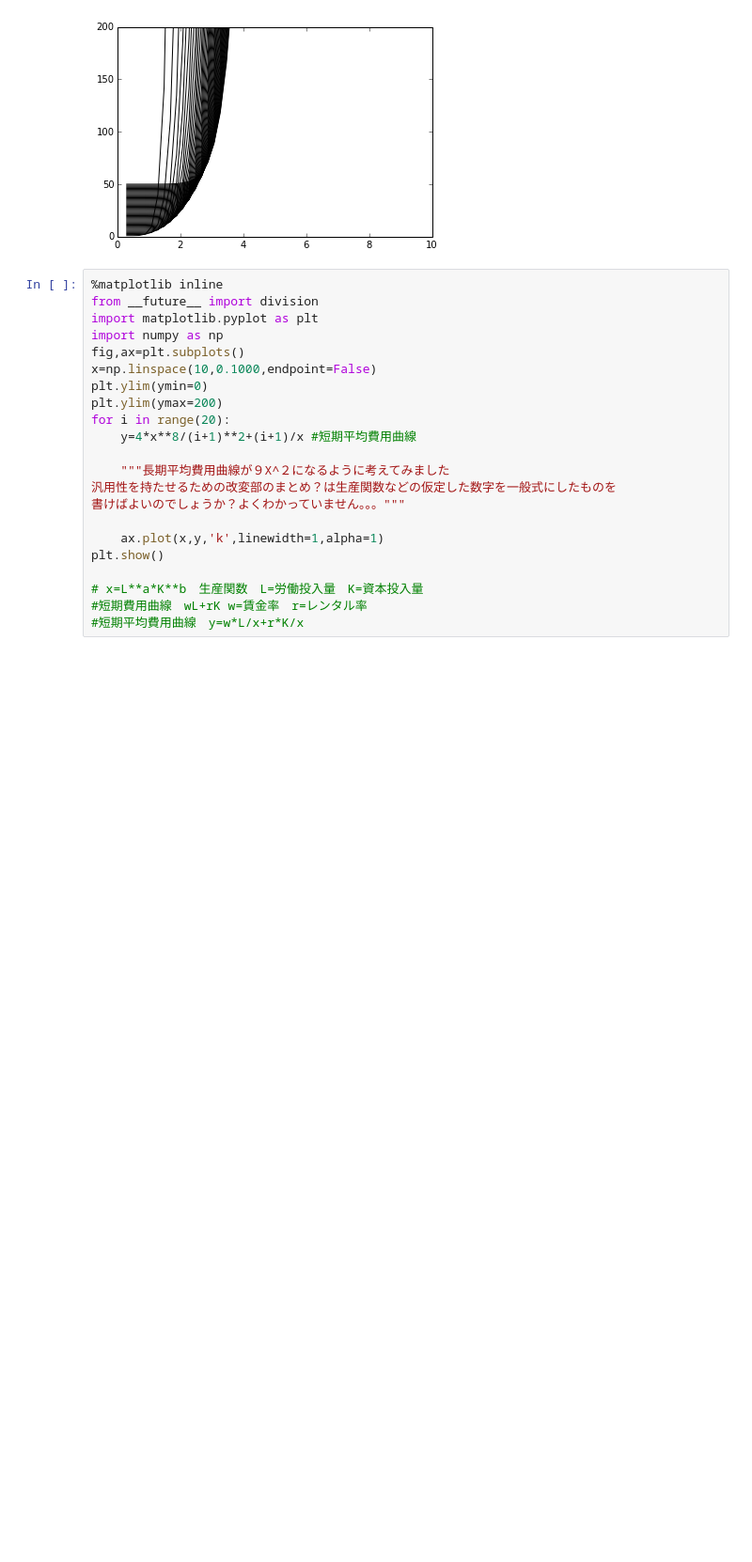
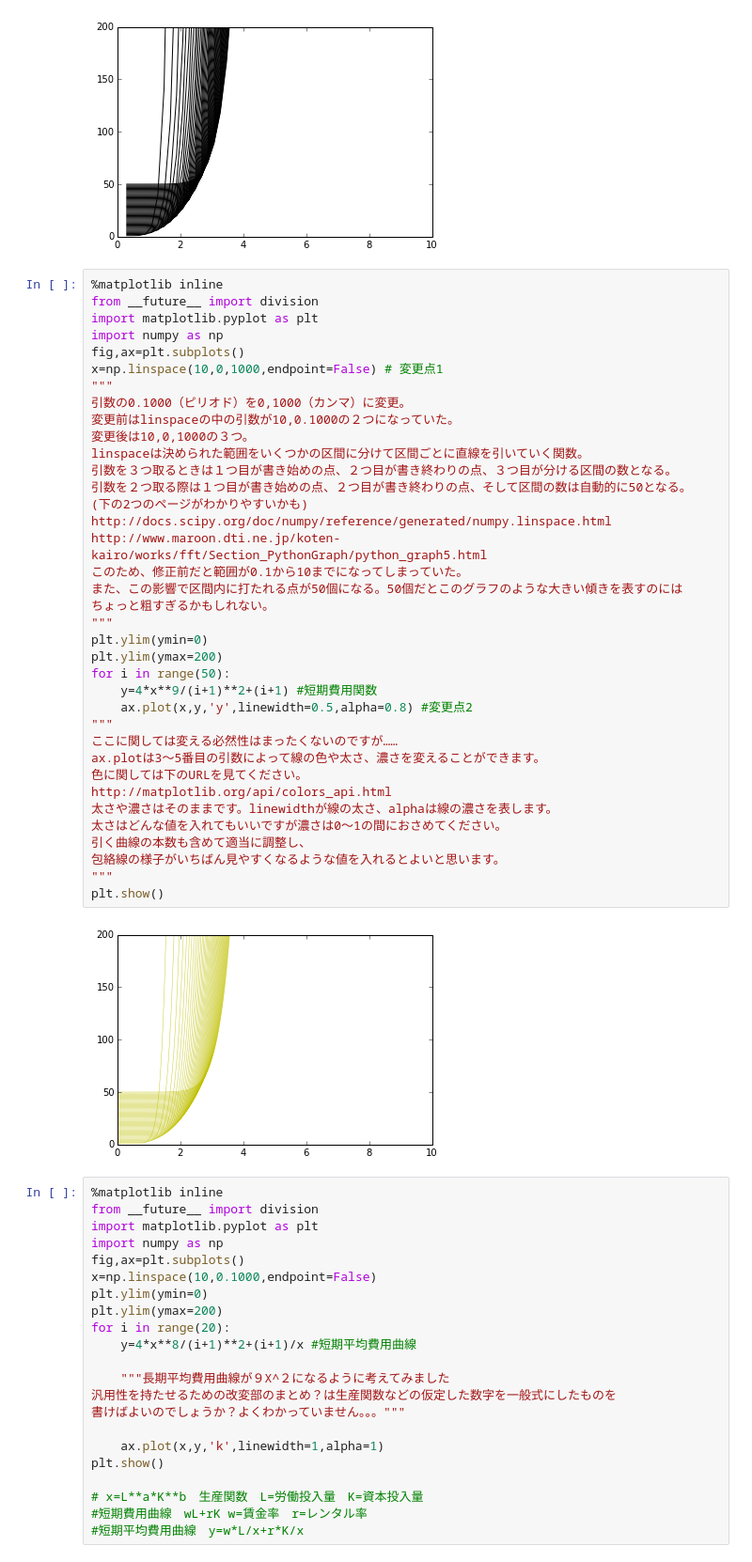
Before and after one commit to mhanami/envelope, a Jupyter notebook: STC(Homework1).ipynb, the cells around one changed output. Shown at 94% size. Cells and saved outputs as stored; diff of their text form; blank space fills up the shorter version.

```diff
--- a/STC(Homework1).ipynb
+++ b/STC(Homework1).ipynb
@@ -13,6 +17,45 @@ for i in range(50):
 plt.show()
 # %% [output]
 [figure]
+# %%
+%matplotlib inline
+from __future__ import division
+import matplotlib.pyplot as plt
+import numpy as np
+fig,ax=plt.subplots()
+x=np.linspace(10,0,1000,endpoint=False) # 変更点1
+"""
+引数の0.1000（ピリオド）を0,1000（カンマ）に変更。
+変更前はlinspaceの中の引数が10,0.1000の２つになっていた。
+変更後は10,0,1000の３つ。
+linspaceは決められた範囲をいくつかの区間に分けて区間ごとに直線を引いていく関数。
+引数を３つ取るときは１つ目が書き始めの点、２つ目が書き終わりの点、３つ目が分ける区間の数となる。
+引数を２つ取る際は１つ目が書き始めの点、２つ目が書き終わりの点、そして区間の数は自動的に50となる。
+(下の2つのページがわかりやすいかも)
+http://docs.scipy.org/doc/numpy/reference/generated/numpy.linspace.html
+http://www.maroon.dti.ne.jp/koten-kairo/works/fft/Section_PythonGraph/python_graph5.html
+このため、修正前だと範囲が0.1から10までになってしまっていた。
+また、この影響で区間内に打たれる点が50個になる。50個だとこのグラフのような大きい傾きを表すのには
+ちょっと粗すぎるかもしれない。
+"""
+plt.ylim(ymin=0)
+plt.ylim(ymax=200)
+for i in range(50):
+    y=4*x**9/(i+1)**2+(i+1) #短期費用関数
+    ax.plot(x,y,'y',linewidth=0.5,alpha=0.8) #変更点2
+"""
+ここに関しては変える必然性はまったくないのですが……
+ax.plotは3～5番目の引数によって線の色や太さ、濃さを変えることができます。
+色に関しては下のURLを見てください。
+http://matplotlib.org/api/colors_api.html
+太さや濃さはそのままです。linewidthが線の太さ、alphaは線の濃さを表します。
+太さはどんな値を入れてもいいですが濃さは0～1の間におさめてください。
+引く曲線の本数も含めて適当に調整し、
+包絡線の様子がいちばん見やすくなるような値を入れるとよいと思います。
+"""
+plt.show()
+# %% [output]
+[figure, added]
 # %%
 %matplotlib inline
 from __future__ import division
```
Also changed, not shown: parts of 2 cells of this notebook.
